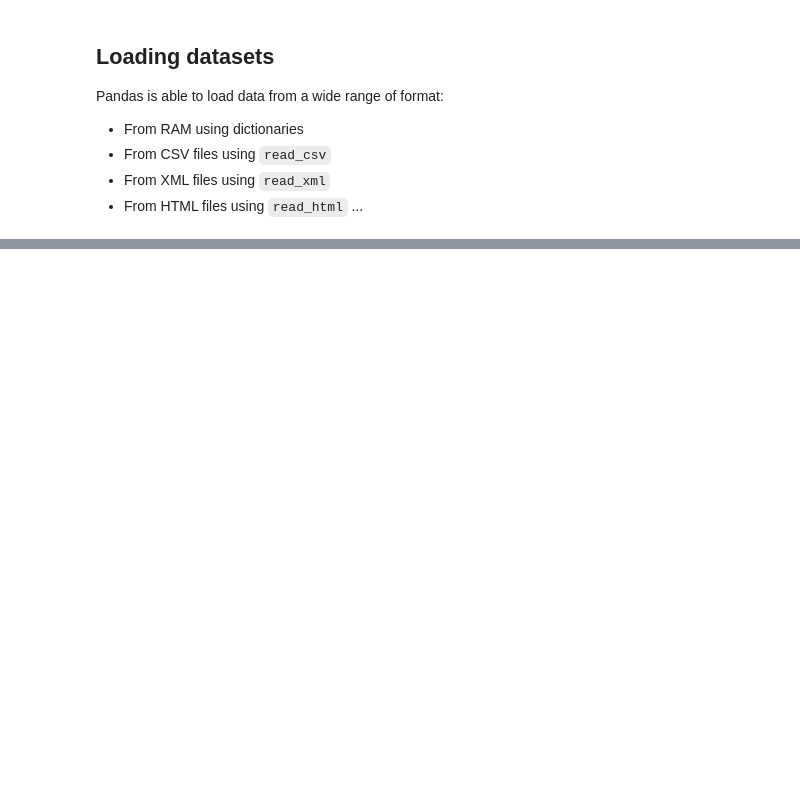
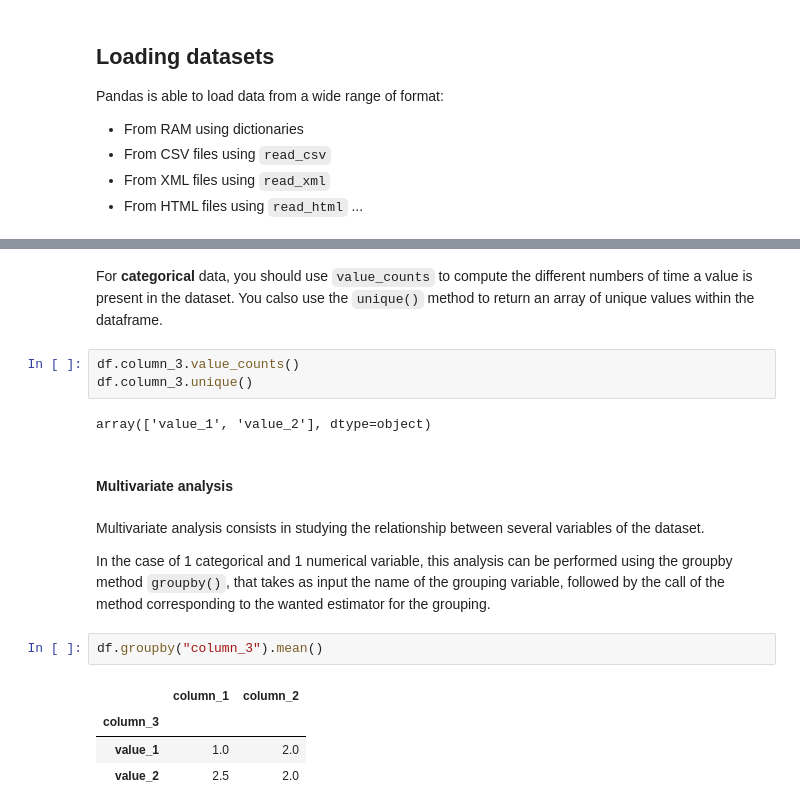
Before and after one commit to py4SHS/data_manipulation, a Jupyter notebook: lab_data_manipulation.ipynb, the cells around one changed output, grey strips where cells are left out. Cells and saved outputs as stored; diff of their text form; blank space fills up the shorter version.

```diff
--- a/lab_data_manipulation.ipynb
+++ b/lab_data_manipulation.ipynb
@@ -276,0 +187,20 @@ Most plots are integrated within the library, using the following syntax:
+# %% [markdown]
+For **categorical** data, you should use `value_counts` to compute the different numbers of time a value is present in the dataset. You calso use the `unique()` method to return an array of unique values within the dataframe.
+# %%
+df.column_3.value_counts()
+df.column_3.unique()
+# %% [output]
+array(['value_1', 'value_2'], dtype=object)
+# %% [markdown]
+#### Multivariate analysis
+# %% [markdown]
+Multivariate analysis consists in studying the relationship between several variables of the dataset.
+
+In the case of 1 categorical and 1 numerical variable, this analysis can be performed using the groupby method `groupby()`, that takes as input the name of the grouping variable, followed by the call of the method corresponding to the wanted estimator for the grouping.
+# %%
+df.groupby("column_3").mean()
+# %% [output]
+|  | column_1 | column_2 |
+| column_3 |  |  |
+| value_1 | 1.0 | 2.0 |
+| value_2 | 2.5 | 2.0 |
```
Also changed, not shown: parts of 114 cells of this notebook, 7 other files.
